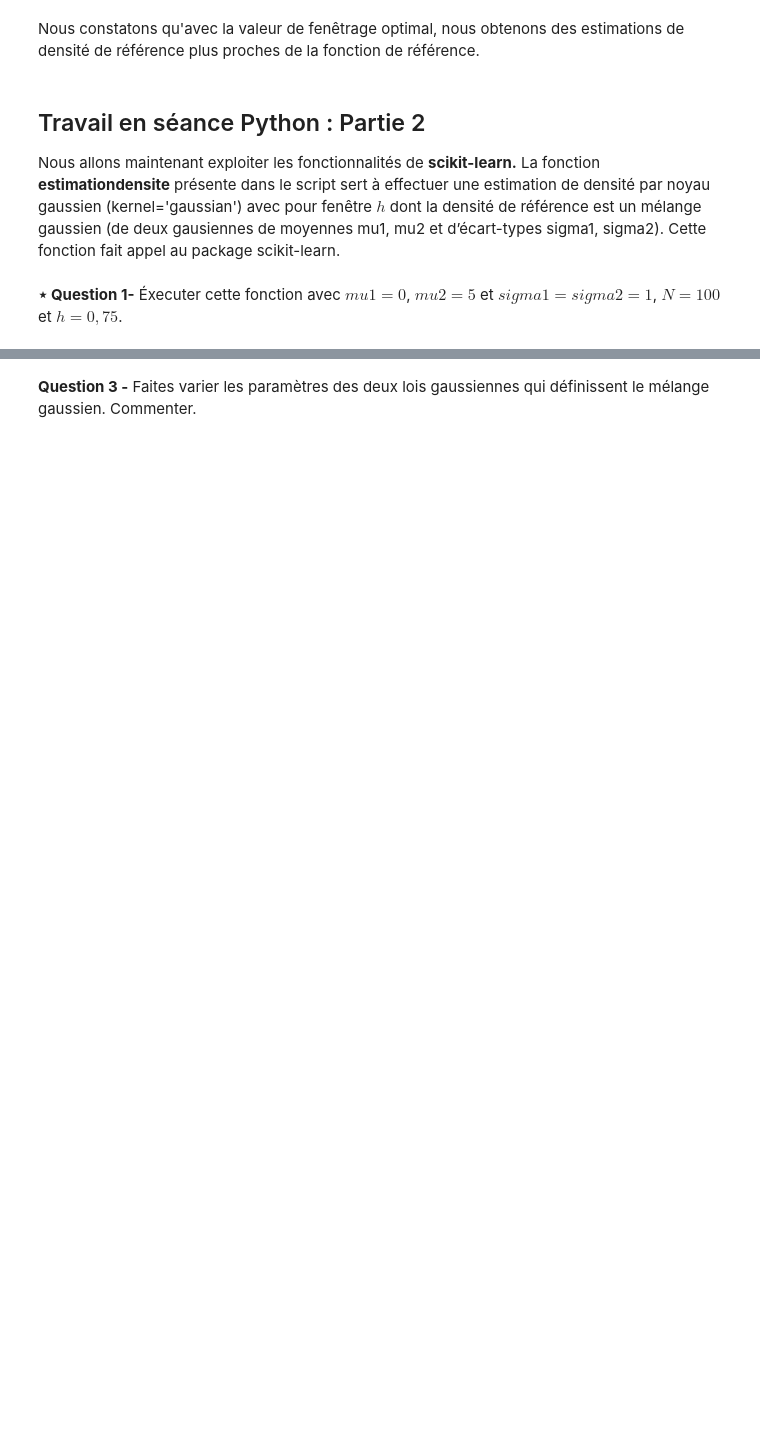
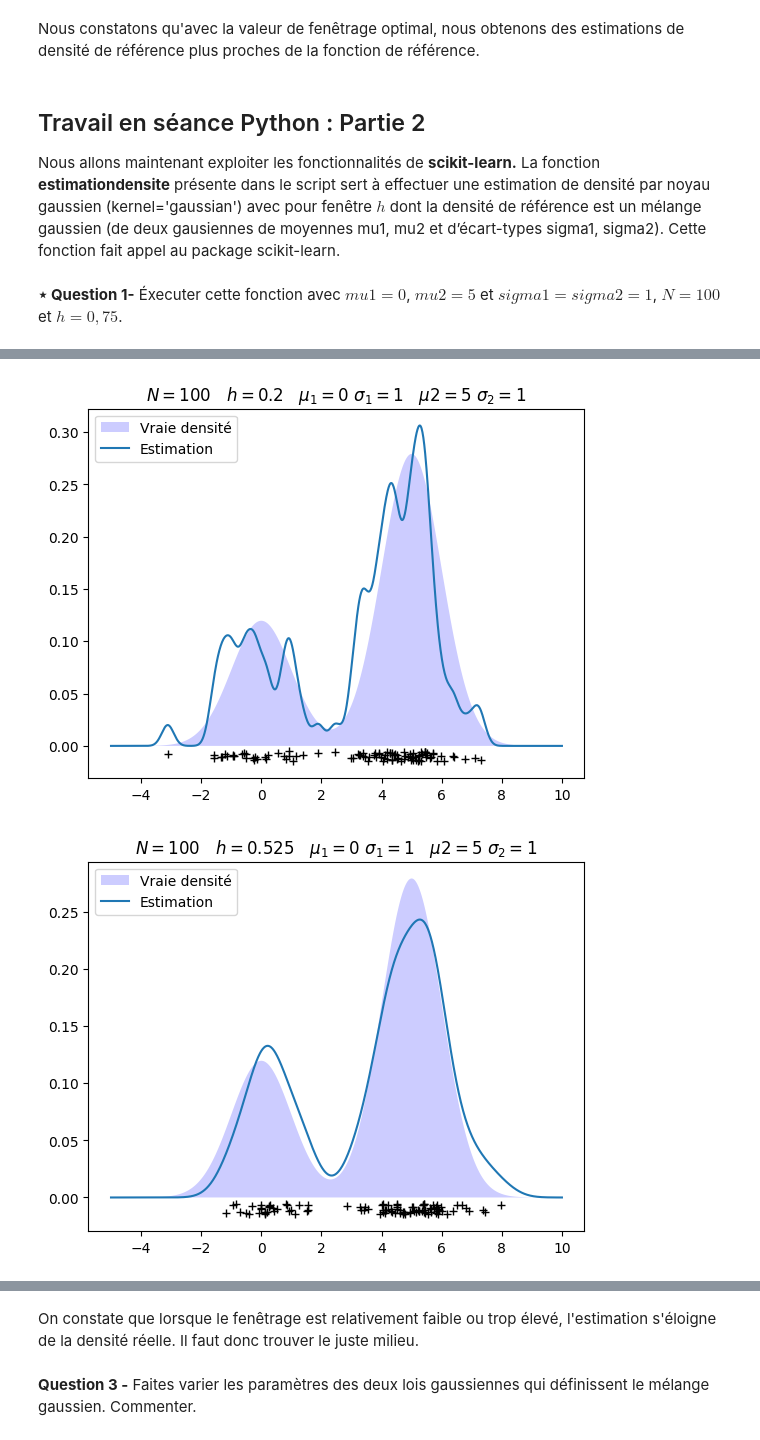
Before and after one commit to Mowibox/SignalLab, a Jupyter notebook: TP3-LONGEOT-THIONGANE-PETIT.ipynb, the cells around one changed output, grey strips where cells are left out. Cells and saved outputs as stored; diff of their text form; code cells hidden in the pictures; blank space fills up the shorter version.

```diff
--- a/TP3-LONGEOT-THIONGANE-PETIT.ipynb
+++ b/TP3-LONGEOT-THIONGANE-PETIT.ipynb
@@ -258,0 +265,8 @@ def estimationdensite(N,h,mu1,sigma1,mu2,sigma2):
+# %%
+listH = np.linspace(0.2, 1.5, 5)
+
+for h in listH:
+    estimationdensite(100, h, 0, 1, 5, 1)
+# %% [output]
+[figure, added]
+[figure, added]
@@ -259,2 +276,4 @@ def estimationdensite(N,h,mu1,sigma1,mu2,sigma2):
+# %% [markdown]
+On constate que lorsque le fenêtrage est relativement faible ou trop élevé, l'estimation s'éloigne de la densité réelle. Il faut donc trouver le juste milieu.
 # %% [markdown]
 **Question 3 -** Faites varier les paramètres des deux lois gaussiennes qui définissent le mélange gaussien. Commenter.
```
Also changed, not shown: parts of 17 cells of this notebook.
